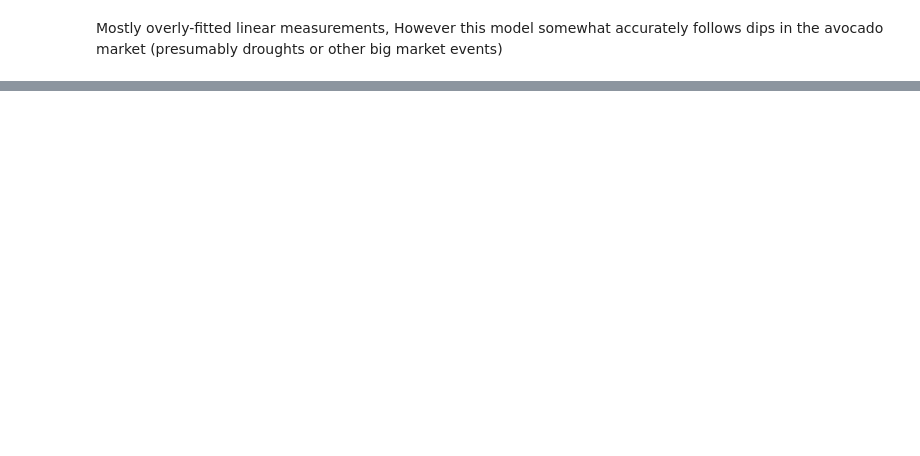
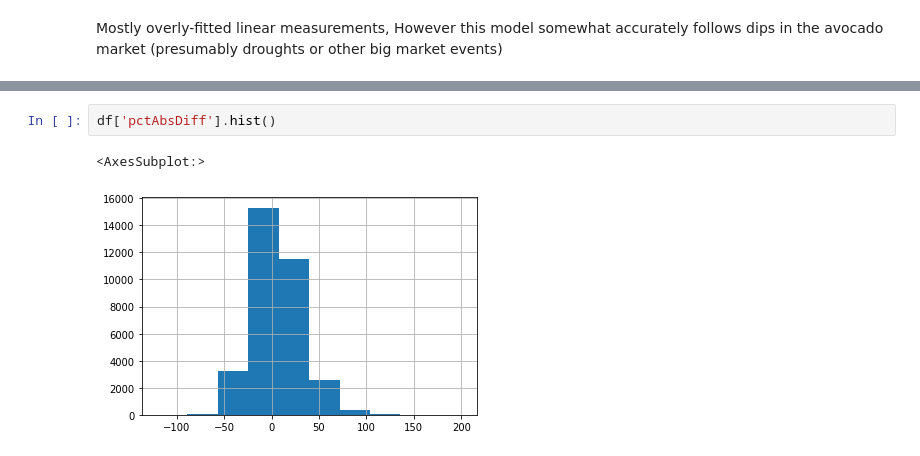
Before and after one commit to plqualls/CADO, a Jupyter notebook: report.ipynb, the cells around one changed output, grey strips where cells are left out. Drawn from its saved outputs; the diff is of its cells as text; blank space fills up the shorter version.

```diff
--- a/report.ipynb
+++ b/report.ipynb
@@ -121,0 +251,5 @@ Mostly overly-fitted linear measurements, However this model somewhat accurately
+# %%
+df['pctAbsDiff'].hist()
+# %% [output]
+<AxesSubplot:>
+[figure, added]
```
Also changed, not shown: parts of 15 cells of this notebook.
